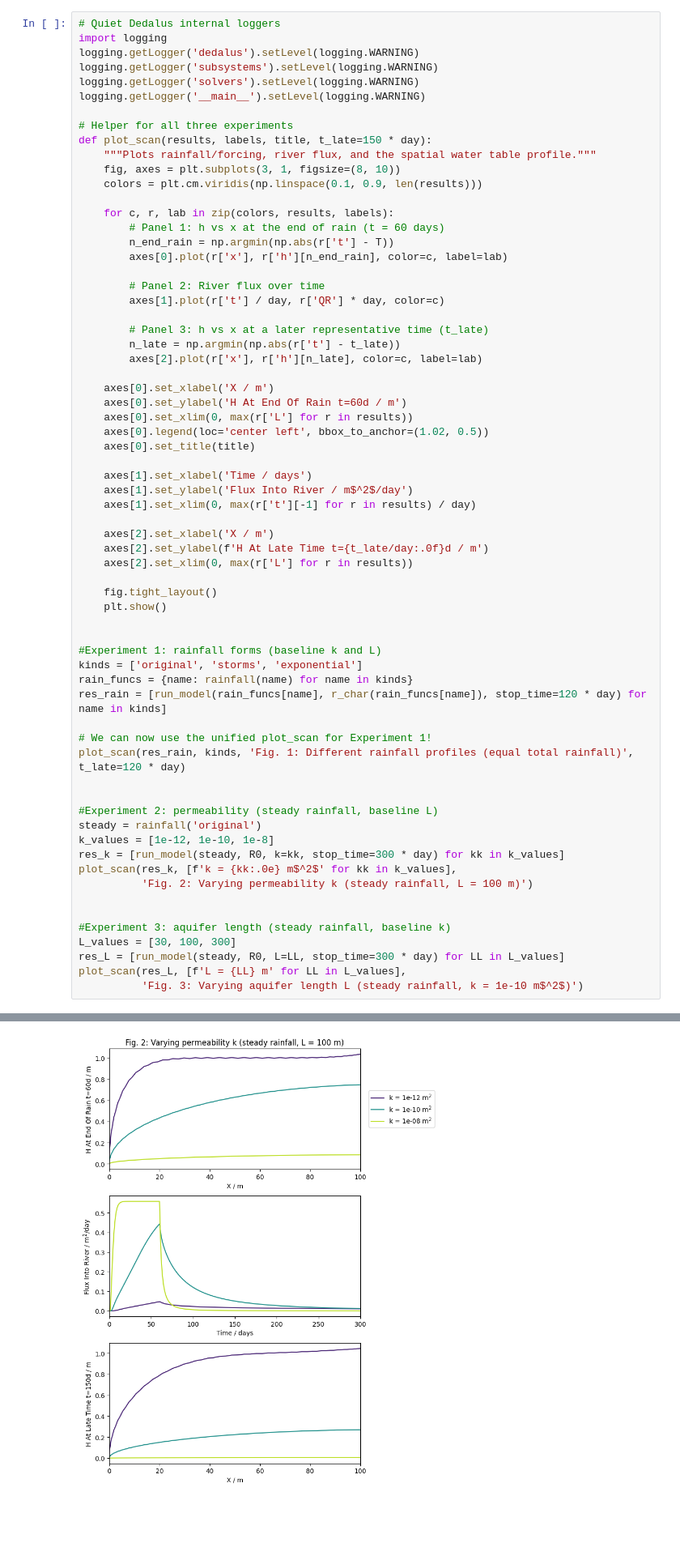
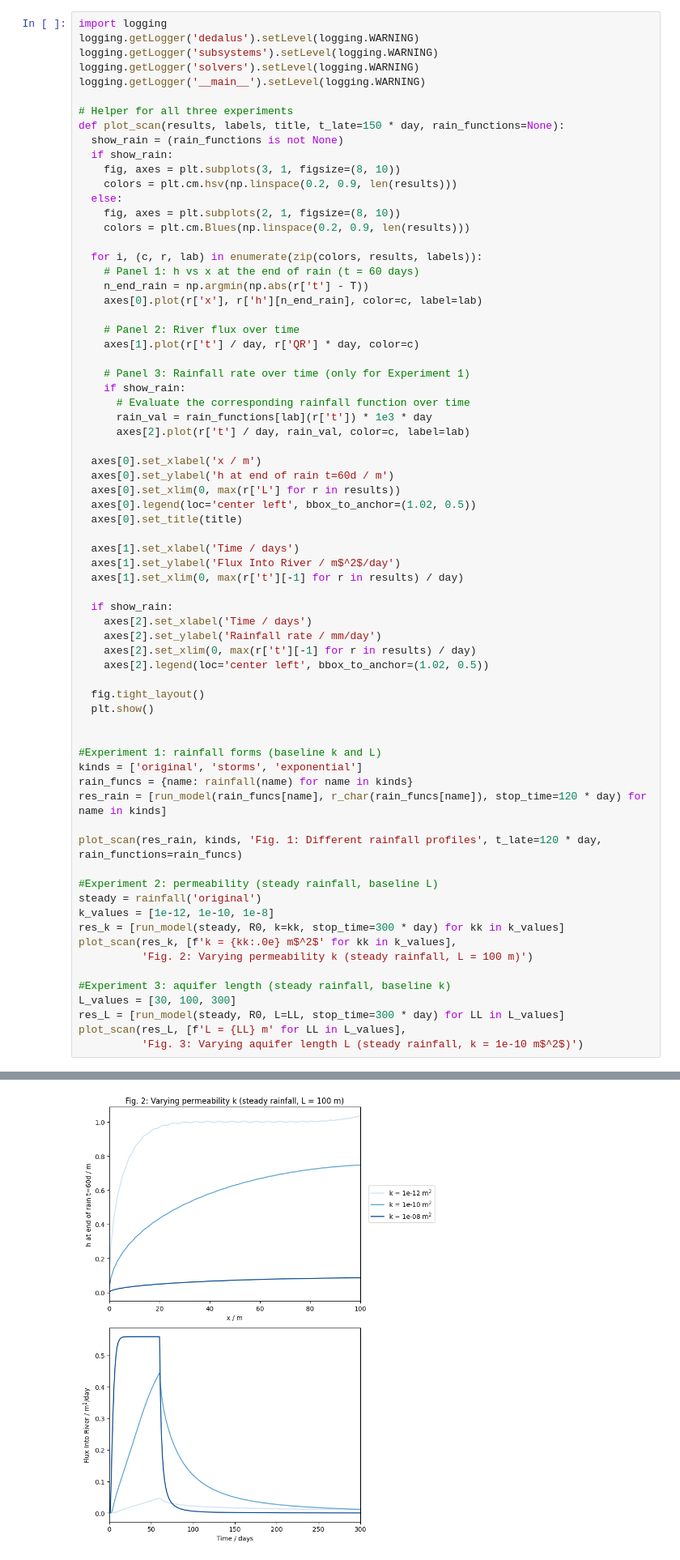
Before and after one commit to gracetuma/QCES, a Jupyter notebook: Project2_transport.ipynb, the cells around one changed output, grey strips where cells are left out. Shown at 81% size. Cells and saved outputs as stored; diff of their text form; blank space fills up the shorter version.

```diff
--- a/Project2_transport.ipynb
+++ b/Project2_transport.ipynb
@@ -474,7 +457,6 @@ array([1.73611111e-07, 1.73611111e-07, 1.73611111e-07, 1.73611111e-07,
        1.73611111e-07, 1.73611111e-07, 1.73611111e-07, 1.73611111e-07,
        1.73611111e-07, 1.73611111e-07, 1.73611111e-07, 1.73611111e-07])
 # %%
-# Quiet Dedalus internal loggers
 import logging
 logging.getLogger('dedalus').setLevel(logging.WARNING)
 logging.getLogger('subsystems').setLevel(logging.WARNING)
@@ -482,39 +464,47 @@ logging.getLogger('solvers').setLevel(logging.WARNING)
 logging.getLogger('__main__').setLevel(logging.WARNING)
 
 # Helper for all three experiments
-def plot_scan(results, labels, title, t_late=150 * day):
-    """Plots rainfall/forcing, river flux, and the spatial water table profile."""
+def plot_scan(results, labels, title, t_late=150 * day, rain_functions=None):
+  show_rain = (rain_functions is not None)
+  if show_rain:
     fig, axes = plt.subplots(3, 1, figsize=(8, 10))
-    colors = plt.cm.viridis(np.linspace(0.1, 0.9, len(results)))
+    colors = plt.cm.hsv(np.linspace(0.2, 0.9, len(results)))
+  else:
+    fig, axes = plt.subplots(2, 1, figsize=(8, 10))
+    colors = plt.cm.Blues(np.linspace(0.2, 0.9, len(results)))
 
-    for c, r, lab in zip(colors, results, labels):
-        # Panel 1: h vs x at the end of rain (t = 60 days)
-        n_end_rain = np.argmin(np.abs(r['t'] - T))
-        axes[0].plot(r['x'], r['h'][n_end_rain], color=c, label=lab)
+  for i, (c, r, lab) in enumerate(zip(colors, results, labels)):
+    # Panel 1: h vs x at the end of rain (t = 60 days)
+    n_end_rain = np.argmin(np.abs(r['t'] - T))
+    axes[0].plot(r['x'], r['h'][n_end_rain], color=c, label=lab)
 
-        # Panel 2: River flux over time
-        axes[1].plot(r['t'] / day, r['QR'] * day, color=c)
+    # Panel 2: River flux over time
+    axes[1].plot(r['t'] / day, r['QR'] * day, color=c)
 
-        # Panel 3: h vs x at a later representative time (t_late)
-        n_late = np.argmin(np.abs(r['t'] - t_late))
-        axes[2].plot(r['x'], r['h'][n_late], color=c, label=lab)
+    # Panel 3: Rainfall rate over time (only for Experiment 1)
+    if show_rain:
+      # Evaluate the corresponding rainfall function over time
+      rain_val = rain_functions[lab](r['t']) * 1e3 * day
+      axes[2].plot(r['t'] / day, rain_val, color=c, label=lab)
 
-    axes[0].set_xlabel('X / m')
-    axes[0].set_ylabel('H At End Of Rain t=60d / m')
-    axes[0].set_xlim(0, max(r['L'] for r in results))
-    axes[0].legend(loc='center left', bbox_to_anchor=(1.02, 0.5))
-    axes[0].set_title(title)
+  axes[0].set_xlabel('x / m')
+  axes[0].set_ylabel('h at end of rain t=60d / m')
+  axes[0].set_xlim(0, max(r['L'] for r in results))
+  axes[0].legend(loc='center left', bbox_to_anchor=(1.02, 0.5))
+  axes[0].set_title(title)
 
-    axes[1].set_xlabel('Time / days')
-    axes[1].set_ylabel('Flux Into River / m$^2$/day')
-    axes[1].set_xlim(0, max(r['t'][-1] for r in results) / day)
+  axes[1].set_xlabel('Time / days')
+  axes[1].set_ylabel('Flux Into River / m$^2$/day')
+  axes[1].set_xlim(0, max(r['t'][-1] for r in results) / day)
 
-    axes[2].set_xlabel('X / m')
-    axes[2].set_ylabel(f'H At Late Time t={t_late/day:.0f}d / m')
-    axes[2].set_xlim(0, max(r['L'] for r in results))
+  if show_rain:
+    axes[2].set_xlabel('Time / days')
+    axes[2].set_ylabel('Rainfall rate / mm/day')
+    axes[2].set_xlim(0, max(r['t'][-1] for r in results) / day)
+    axes[2].legend(loc='center left', bbox_to_anchor=(1.02, 0.5))
 
-    fig.tight_layout()
-    plt.show()
+  fig.tight_layout()
+  plt.show()
 
 
 #Experiment 1: rainfall forms (baseline k and L)
@@ -522,9 +512,7 @@ kinds = ['original', 'storms', 'exponential']
 rain_funcs = {name: rainfall(name) for name in kinds}
 res_rain = [run_model(rain_funcs[name], r_char(rain_funcs[name]), stop_time=120 * day) for name in kinds]
 
-# We can now use the unified plot_scan for Experiment 1!
-plot_scan(res_rain, kinds, 'Fig. 1: Different rainfall profiles (equal total rainfall)', t_late=120 * day)
-
+plot_scan(res_rain, kinds, 'Fig. 1: Different rainfall profiles', t_late=120 * day, rain_functions=rain_funcs)
 
 #Experiment 2: permeability (steady rainfall, baseline L)
 steady = rainfall('original')
@@ -533,7 +521,6 @@ res_k = [run_model(steady, R0, k=kk, stop_time=300 * day) for kk in k_values]
 plot_scan(res_k, [f'k = {kk:.0e} m$^2$' for kk in k_values],
           'Fig. 2: Varying permeability k (steady rainfall, L = 100 m)')
 
-
 #Experiment 3: aquifer length (steady rainfall, baseline k)
 L_values = [30, 100, 300]
 res_L = [run_model(steady, R0, L=LL, stop_time=300 * day) for LL in L_values]
@@ -544 +531 @@ plot_scan(res_L, [f'L = {LL} m' for LL in L_values],
-[figure, old version]
+[figure, new version]
```
Also changed, not shown: parts of 6 cells of this notebook.
